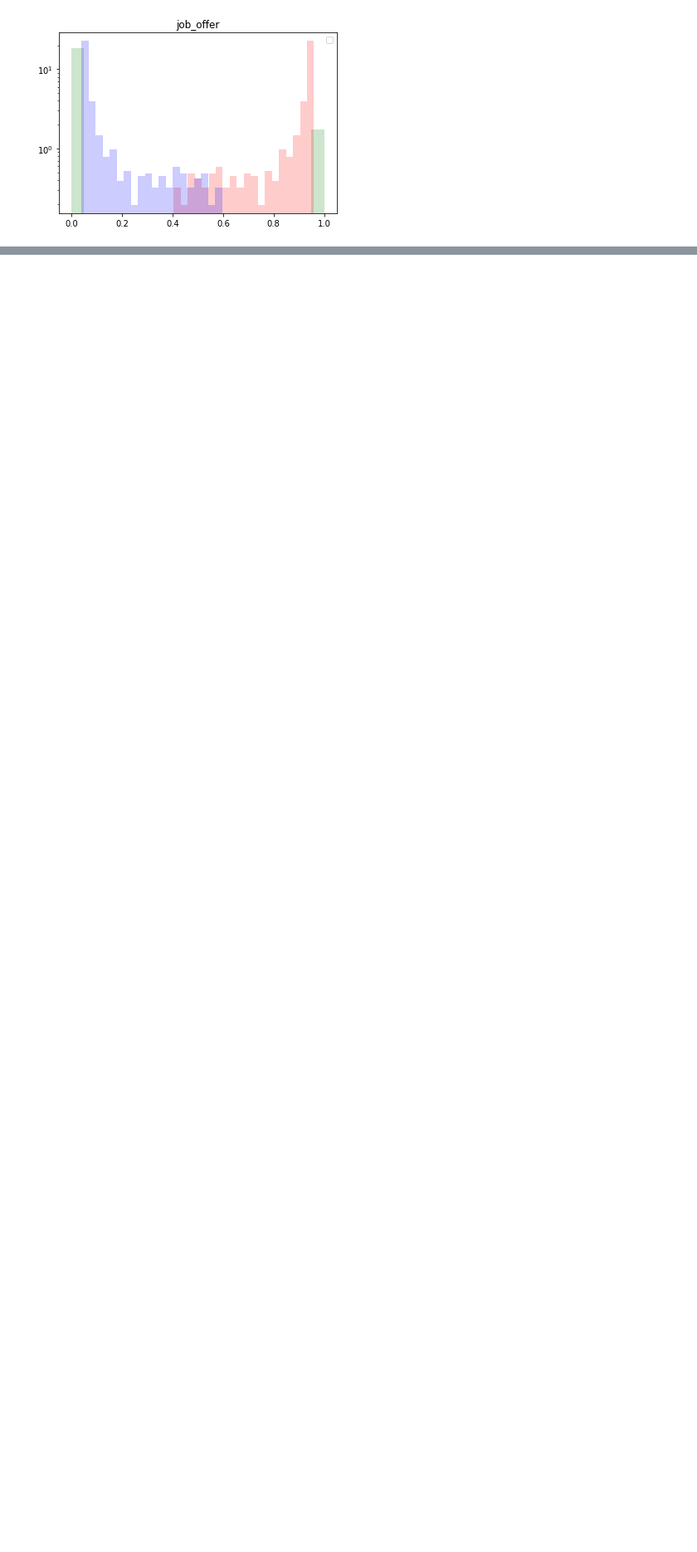
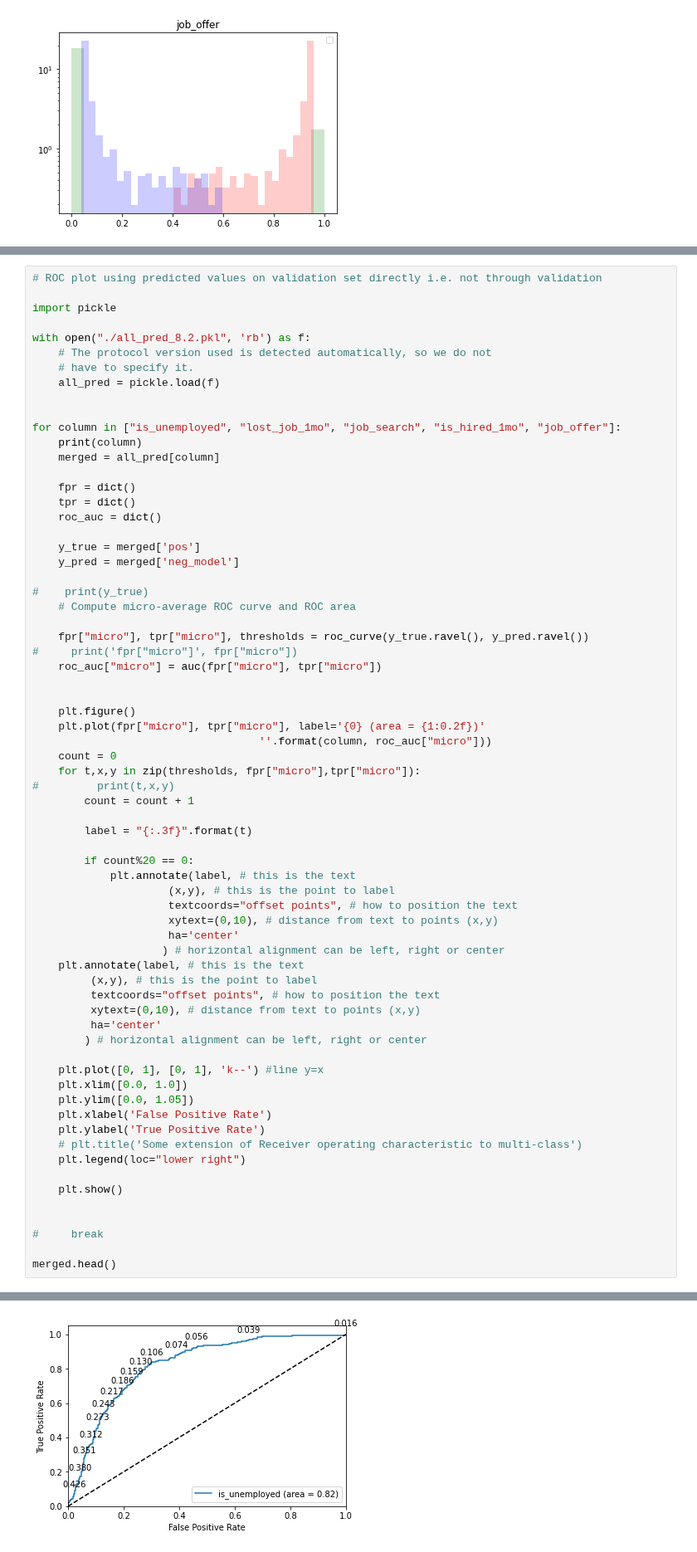
Before and after one commit to spfraib/twitter, a Jupyter notebook: 8-boundary-classified/dval8.2-hitograms, confusion, ROC.ipynb, the cells around one changed output, grey strips where cells are left out. Shown at 83% size. Drawn from its saved outputs; the diff is of its cells as text; blank space fills up the shorter version.

```diff
--- a/8-boundary-classified/dval8.2-hitograms, confusion, ROC.ipynb
+++ b/8-boundary-classified/dval8.2-hitograms, confusion, ROC.ipynb
@@ -462,0 +470,69 @@ for column in ["is_unemployed", "lost_job_1mo", "job_search", "is_hired_1mo", "j
+# %%
+# ROC plot using predicted values on validation set directly i.e. not through validation
+
+import pickle
+
+with open("./all_pred_8.2.pkl", 'rb') as f:
+    # The protocol version used is detected automatically, so we do not
+    # have to specify it.
+    all_pred = pickle.load(f)
+
+
+for column in ["is_unemployed", "lost_job_1mo", "job_search", "is_hired_1mo", "job_offer"]:
+    print(column)
+    merged = all_pred[column]
+
+    fpr = dict()
+    tpr = dict()
+    roc_auc = dict()
+
+    y_true = merged['pos']
+    y_pred = merged['neg_model']
+
+#    print(y_true)
+    # Compute micro-average ROC curve and ROC area
+
+    fpr["micro"], tpr["micro"], thresholds = roc_curve(y_true.ravel(), y_pred.ravel())
+#     print('fpr["micro"]', fpr["micro"])
+    roc_auc["micro"] = auc(fpr["micro"], tpr["micro"])
+
+
+    plt.figure()
+    plt.plot(fpr["micro"], tpr["micro"], label='{0} (area = {1:0.2f})'
+                                   ''.format(column, roc_auc["micro"]))
+    count = 0
+    for t,x,y in zip(thresholds, fpr["micro"],tpr["micro"]):
+#         print(t,x,y)
+        count = count + 1
+
+        label = "{:.3f}".format(t)
+
+        if count%20 == 0:
+            plt.annotate(label, # this is the text
+                     (x,y), # this is the point to label
+                     textcoords="offset points", # how to position the text
+                     xytext=(0,10), # distance from text to points (x,y)
+                     ha='center'
+                    ) # horizontal alignment can be left, right or center
+    plt.annotate(label, # this is the text
+         (x,y), # this is the point to label
+         textcoords="offset points", # how to position the text
+         xytext=(0,10), # distance from text to points (x,y)
+         ha='center'
+        ) # horizontal alignment can be left, right or center
+
+    plt.plot([0, 1], [0, 1], 'k--') #line y=x
+    plt.xlim([0.0, 1.0])
+    plt.ylim([0.0, 1.05])
+    plt.xlabel('False Positive Rate')
+    plt.ylabel('True Positive Rate')
+    # plt.title('Some extension of Receiver operating characteristic to multi-class')
+    plt.legend(loc="lower right")
+
+    plt.show()
+
+
+#     break
+
+merged.head()
+# %% [output]
@@ -462,0 +540 @@ for column in ["is_unemployed", "lost_job_1mo", "job_search", "is_hired_1mo", "j
+[figure, added]
```
Also changed, not shown: parts of 6 cells of this notebook, 1 other file.
